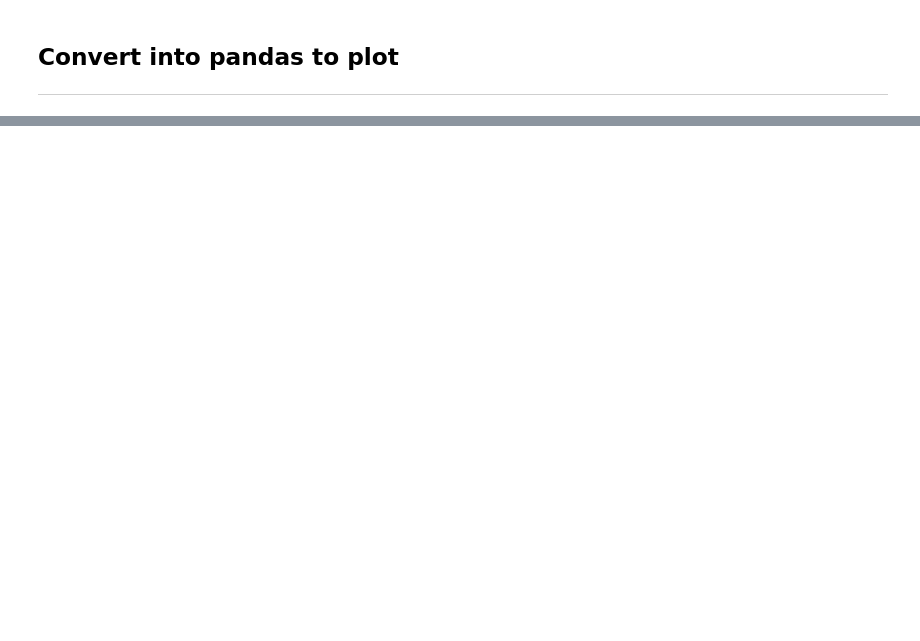
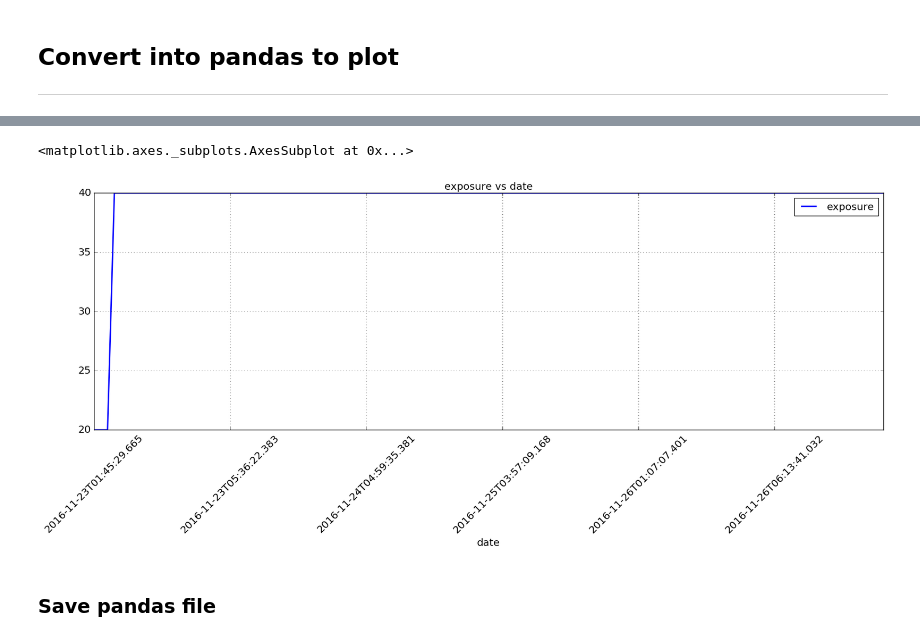
Before and after one commit to sylvielsstfr/CTIOAna2016, a Jupyter notebook: ana_2016_11/MakeLogBook.ipynb, the cells around one changed output, grey strips where cells are left out. Saved outputs shown, nothing was run; the diff lists cells and outputs as text; code cells hidden in the pictures; blank space fills up the shorter version.

```diff
--- a/ana_2016_11/MakeLogBook.ipynb
+++ b/ana_2016_11/MakeLogBook.ipynb
@@ -242,0 +246,7 @@ df.plot('date','airmass',figsize=(20,6),rot=45,grid=True,title='airmass vs date'
+# %%
+df.plot('date','exposure',figsize=(20,6),rot=45,grid=True,title='exposure vs date',color='b',linewidth=2)
+# %% [output]
+<matplotlib.axes._subplots.AxesSubplot at 0x...>
+[figure, added]
+# %% [markdown]
+### Save pandas file
```
Also changed, not shown: parts of 9 cells of this notebook, 2 other files.
